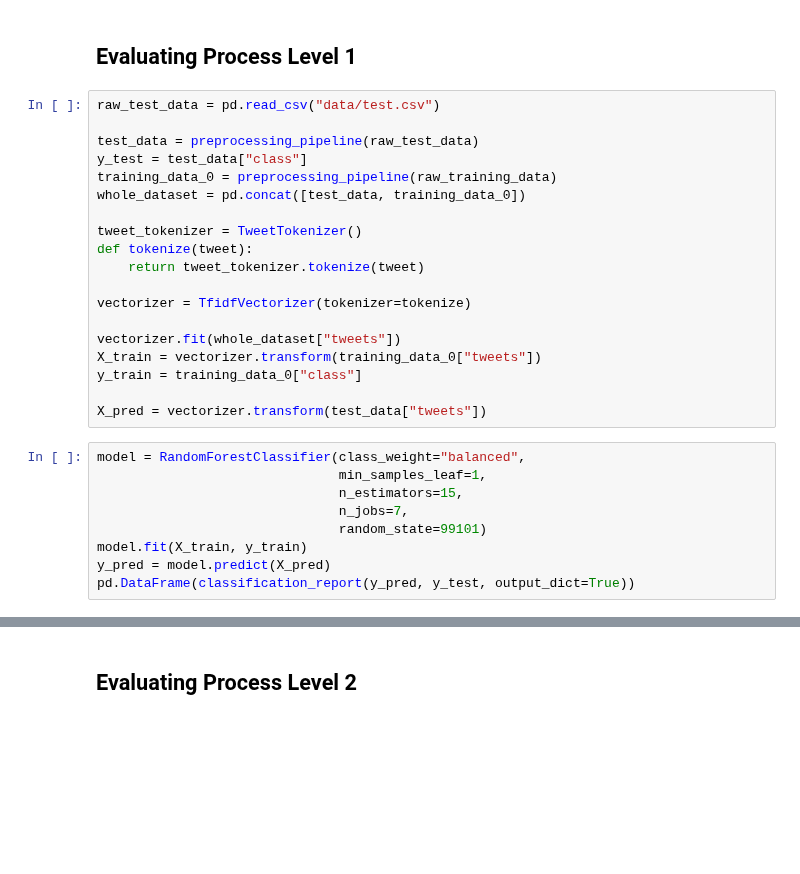
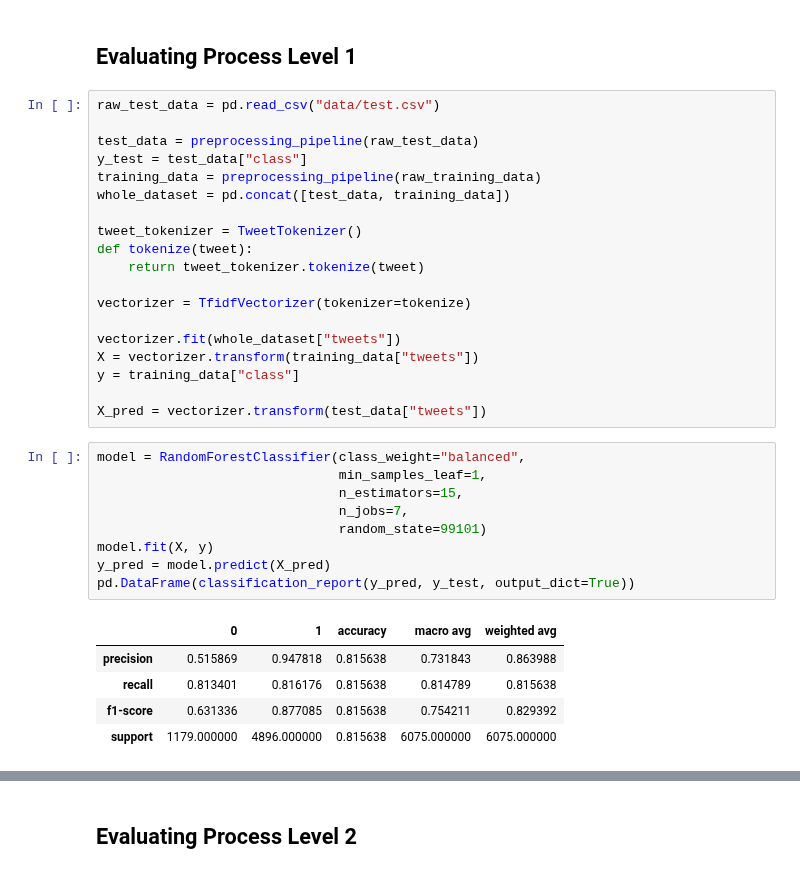
Before and after one commit to ElbazHaim/twitter_sarcasm_project, a Jupyter notebook: project.ipynb, the cells around one changed output, grey strips where cells are left out. Saved outputs shown, nothing was run; the diff lists cells and outputs as text; blank space fills up the shorter version.

Commit message:
running models backup

```diff
--- a/project.ipynb
+++ b/project.ipynb
@@ -209,8 +209,8 @@ raw_test_data = pd.read_csv("data/test.csv")
 
 test_data = preprocessing_pipeline(raw_test_data)
 y_test = test_data["class"]
-training_data_0 = preprocessing_pipeline(raw_training_data)
-whole_dataset = pd.concat([test_data, training_data_0])
+training_data = preprocessing_pipeline(raw_training_data)
+whole_dataset = pd.concat([test_data, training_data])
 
 tweet_tokenizer = TweetTokenizer()
 def tokenize(tweet):
@@ -219,19 +219,25 @@ def tokenize(tweet):
 vectorizer = TfidfVectorizer(tokenizer=tokenize)
 
 vectorizer.fit(whole_dataset["tweets"])
-X_train = vectorizer.transform(training_data_0["tweets"])
-y_train = training_data_0["class"]
+X = vectorizer.transform(training_data["tweets"])
+y = training_data["class"]
 
 X_pred = vectorizer.transform(test_data["tweets"])
 # %%
 model = RandomForestClassifier(class_weight="balanced",
                                min_samples_leaf=1,
                                n_estimators=15,
                                n_jobs=7,
                                random_state=99101)
-model.fit(X_train, y_train)
+model.fit(X, y)
 y_pred = model.predict(X_pred)
 pd.DataFrame(classification_report(y_pred, y_test, output_dict=True))
+# %% [output]
+|  | 0 | 1 | accuracy | macro avg | weighted avg |
+| precision | 0.515869 | 0.947818 | 0.815638 | 0.731843 | 0.863988 |
+| recall | 0.813401 | 0.816176 | 0.815638 | 0.814789 | 0.815638 |
+| f1-score | 0.631336 | 0.877085 | 0.815638 | 0.754211 | 0.829392 |
+| support | 1179.000000 | 4896.000000 | 0.815638 | 6075.000000 | 6075.000000 |
 # %%
 model = LogisticRegression(class_weight=None,
                             max_iter=125,
```
Also changed, not shown: parts of 7 cells of this notebook.
